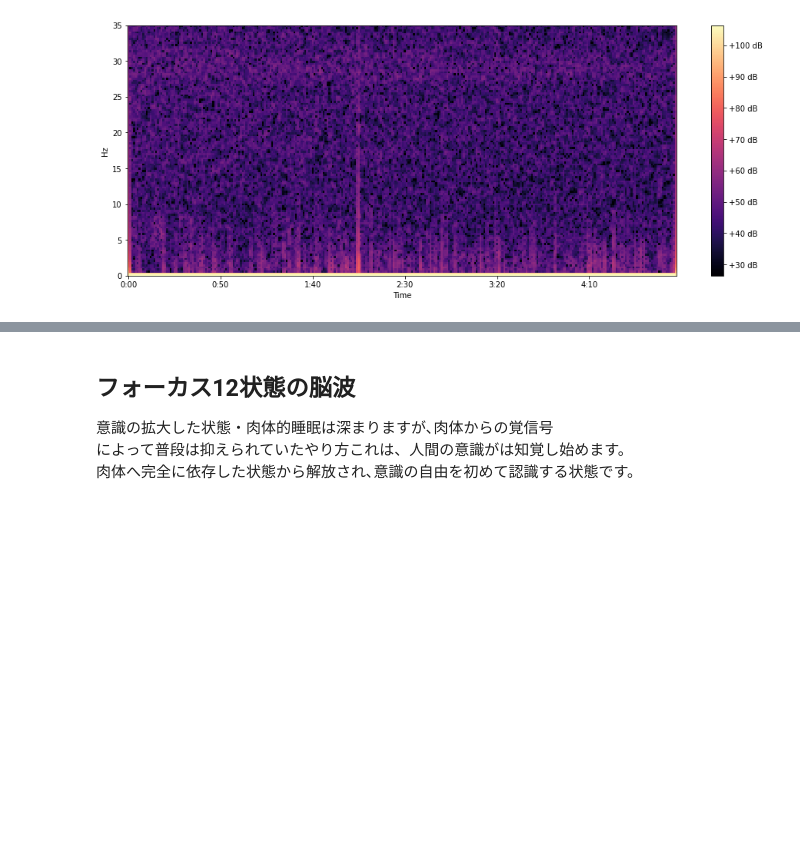
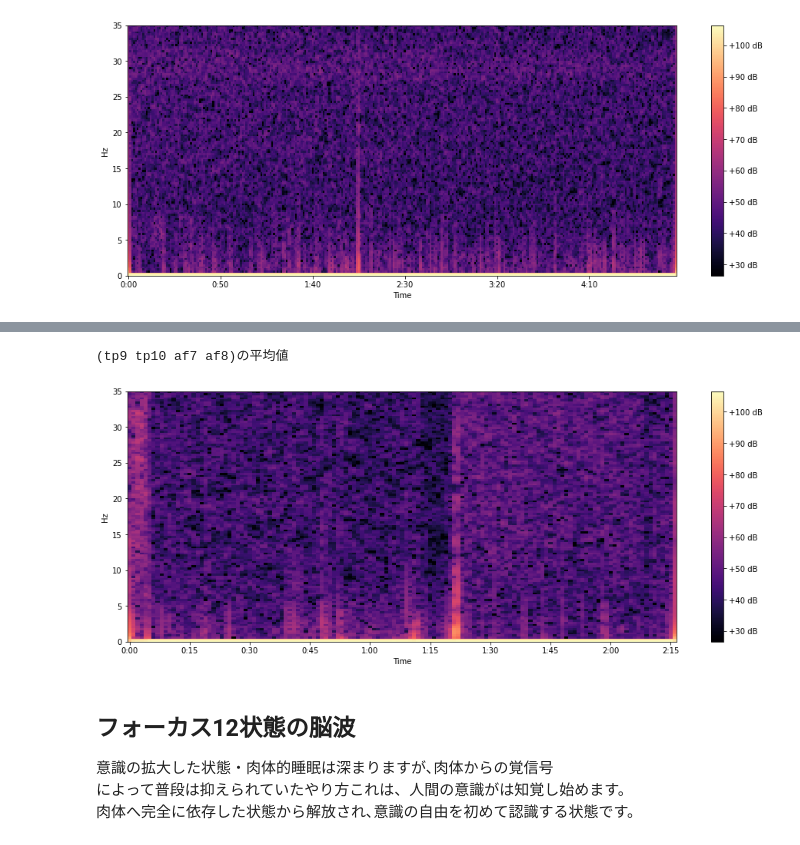
Before and after one commit to tatsu-i/MetaMind, a Jupyter notebook: notebook/hemi_sync.ipynb, the cells around one changed output, grey strips where cells are left out. Drawn from its saved outputs; the diff is of its cells as text; code cells hidden in the pictures; blank space fills up the shorter version.

```diff
--- a/notebook/hemi_sync.ipynb
+++ b/notebook/hemi_sync.ipynb
@@ -95,3 +103,9 @@ plot_spec_eeg(file_name)
+# %%
+file_name="/logs/test-2022-05-10/eeg.csv"
+plot_spec_eeg(file_name)
+# %% [output]
+(tp9 tp10 af7 af8)の平均値
+[figure, added]
 # %% [markdown]
 ## フォーカス12状態の脳波
 
```
Also changed, not shown: parts of 5 cells of this notebook.
